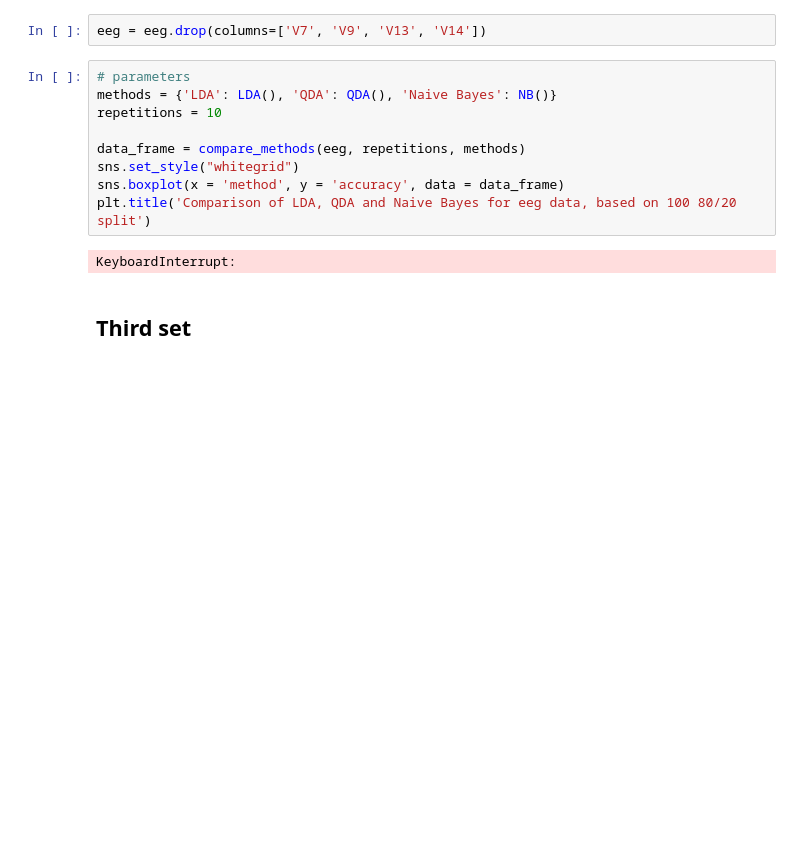
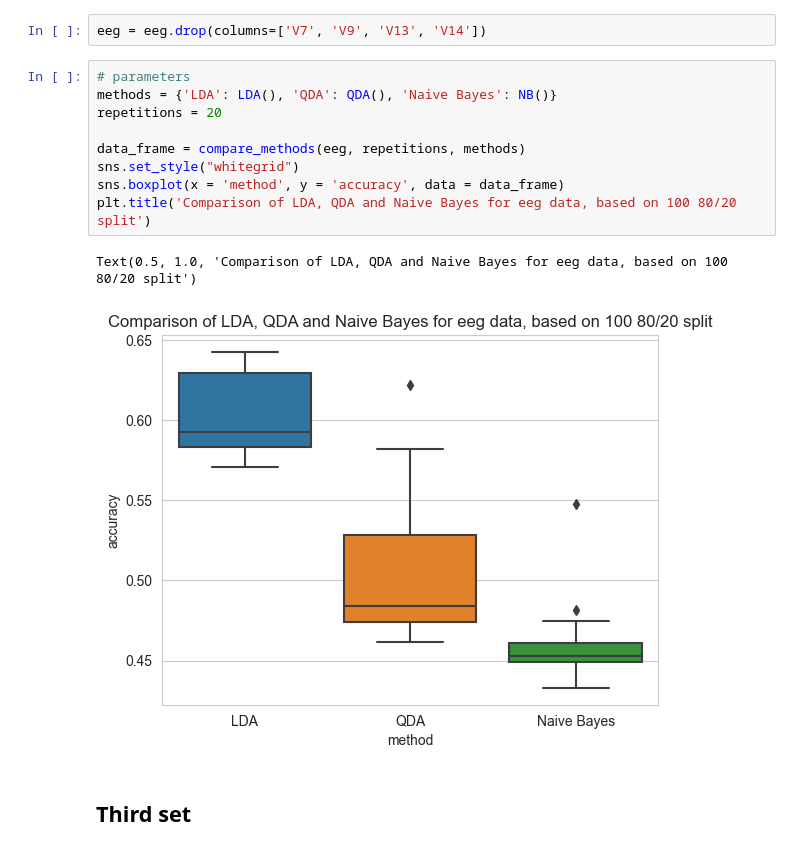
Before and after one commit to nizwant/adv_ml_labs, a Jupyter notebook: adv_ml.ipynb, the cells around one changed output. Drawn from its saved outputs; the diff is of its cells as text; blank space fills up the shorter version.

```diff
--- a/adv_ml.ipynb
+++ b/adv_ml.ipynb
@@ -585,14 +590,15 @@ eeg = eeg.drop(columns=['V7', 'V9', 'V13', 'V14'])
 # %%
 # parameters
 methods = {'LDA': LDA(), 'QDA': QDA(), 'Naive Bayes': NB()}
-repetitions = 10
+repetitions = 20
 
 data_frame = compare_methods(eeg, repetitions, methods)
 sns.set_style("whitegrid")
 sns.boxplot(x = 'method', y = 'accuracy', data = data_frame)
 plt.title('Comparison of LDA, QDA and Naive Bayes for eeg data, based on 100 80/20 split')
 # %% [output]
-KeyboardInterrupt:
+Text(0.5, 1.0, 'Comparison of LDA, QDA and Naive Bayes for eeg data, based on 100 80/20 split')
+[figure, added]
 # %% [markdown]
 ## Third set
 # %% [markdown]
```
Also changed, not shown: parts of 5 cells of this notebook, 1 other file.
